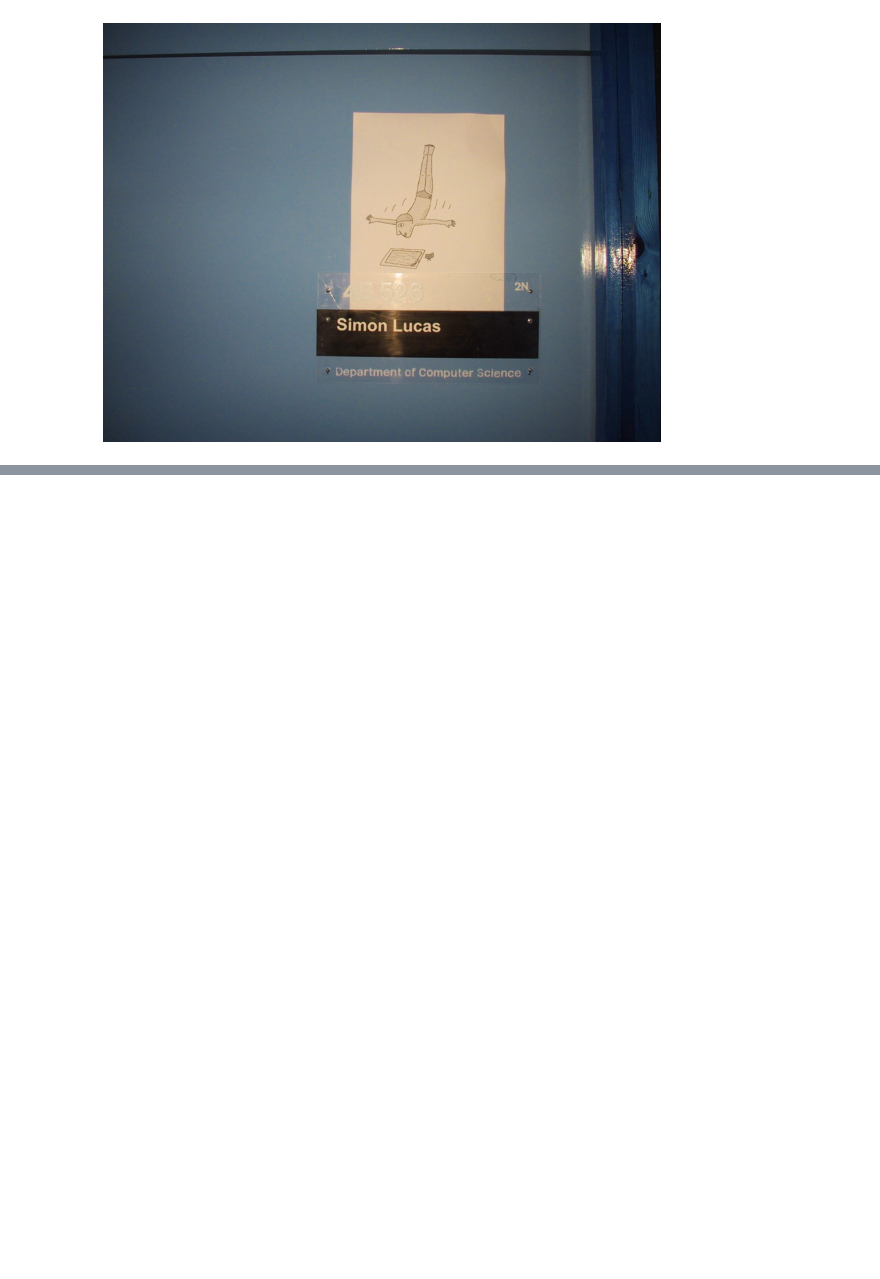
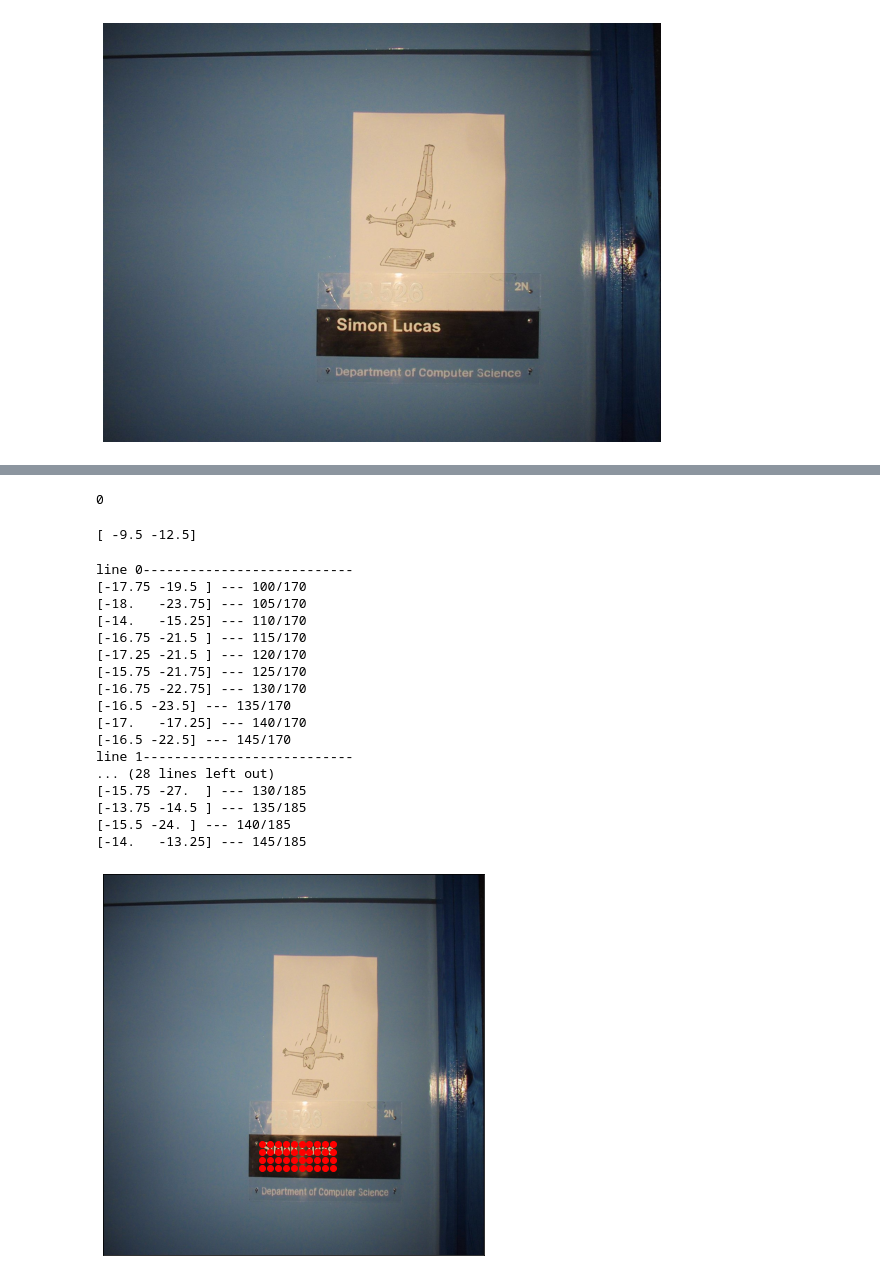
Before and after one commit to benmorri/PYNQ_Bootcamp, a Jupyter notebook: bootcamp_sessions/PYNQ 403 - Text Recognition/Text_Recognition.ipynb, the cells around one changed output, grey strips where cells are left out. Cells and saved outputs as stored; diff of their text form; code cells hidden in the pictures; blank space fills up the shorter version.

```diff
--- a/bootcamp_sessions/PYNQ 403 - Text Recognition/Text_Recognition.ipynb
+++ b/bootcamp_sessions/PYNQ 403 - Text Recognition/Text_Recognition.ipynb
@@ -14,7 +14,8 @@ from pynq_peripherals import PmodGroveAdapter
 # downloading the overlay to the board
 overlay = DpuOverlay("dpu.bit")
 # %%
-overlay.load_model("textmountain_pt.xmodel")
+#overlay.load_model("textmountain_pt.xmodel")
+overlay.load_model("ocr_pt.xmodel")
 # %%
 # creates a runner instance that has a number of member functions to control
 # the execution and get the input and output tensors
@@ -89,16 +58,0 @@ print(whyme[0][0][:])
-# %%
-plt.figure(figsize=(15, 15))
-plt.subplot(122),plt.imshow(cropped_image)
-plt.xticks([]), plt.yticks([])
-newline = 0
-for y in range(0,240,5):
-    newline = 1
-    for x in range(0,240,5):
-        if whyme[y][x][1] >=1:
-            plt.plot(int(x*960/240),int(y*960/240),'ro')
-            print(str(whyme[y][x]) + " --- " + str(x) + "/" + str(y))
-            if newline:
-                print("---------------------------")
-                newline = 0
-
-plt.show()
@@ -123,0 +70,59 @@ plt.show()
+# %%
+input_data = [np.empty(shapeIn, dtype=np.float32, order="C")]
+output_data = [np.empty(shapeOut, dtype=np.float32, order="C")]
+image = input_data[0]
+
+image[0,...] = cropped_image.reshape(shapeIn[1:])
+job_id = dpu.execute_async(input_data, output_data)
+dpu.wait(job_id)
+# %% [output]
+0
+# %%
+#print(output_data[0][0][0][0]) # dimentions: (1,1,240,240,5)
+#print(output_data[0][0][1][1])
+#print(output_data[0][0][100][100])
+#print(output_data[0][0][100][100]*255)
+
+whyme=output_data[0][0][:][:][:]
+print(whyme[0][0][:])
+# %% [output]
+[ -9.5 -12.5]
+# %%
+plt.figure(figsize=(15, 15))
+plt.subplot(122),plt.imshow(cropped_image)
+plt.xticks([]), plt.yticks([])
+newline = 0
+i = 0
+for y in range(170,190,5):
+    newline = 1
+    for x in range(100,150,5):
+        if 1:
+        #if whyme[y][x][1] >=0:
+            if newline:
+                print("line " + str(i) + "---------------------------")
+                newline = 0
+                i+=1
+            plt.plot(int(x*960/240),int(y*960/240),'ro')
+            print(str(whyme[y][x]) + " --- " + str(x) + "/" + str(y))
+
+
+plt.show()
+# %% [output]
+line 0---------------------------
+[-17.75 -19.5 ] --- 100/170
+[-18.   -23.75] --- 105/170
+[-14.   -15.25] --- 110/170
+[-16.75 -21.5 ] --- 115/170
+[-17.25 -21.5 ] --- 120/170
+[-15.75 -21.75] --- 125/170
+[-16.75 -22.75] --- 130/170
+[-16.5 -23.5] --- 135/170
+[-17.   -17.25] --- 140/170
+[-16.5 -22.5] --- 145/170
+line 1---------------------------
+... (28 lines left out)
+[-15.75 -27.  ] --- 130/185
+[-13.75 -14.5 ] --- 135/185
+[-15.5 -24. ] --- 140/185
+[-14.   -13.25] --- 145/185
+[figure, added]
```
Also changed, not shown: parts of 8 cells of this notebook.
